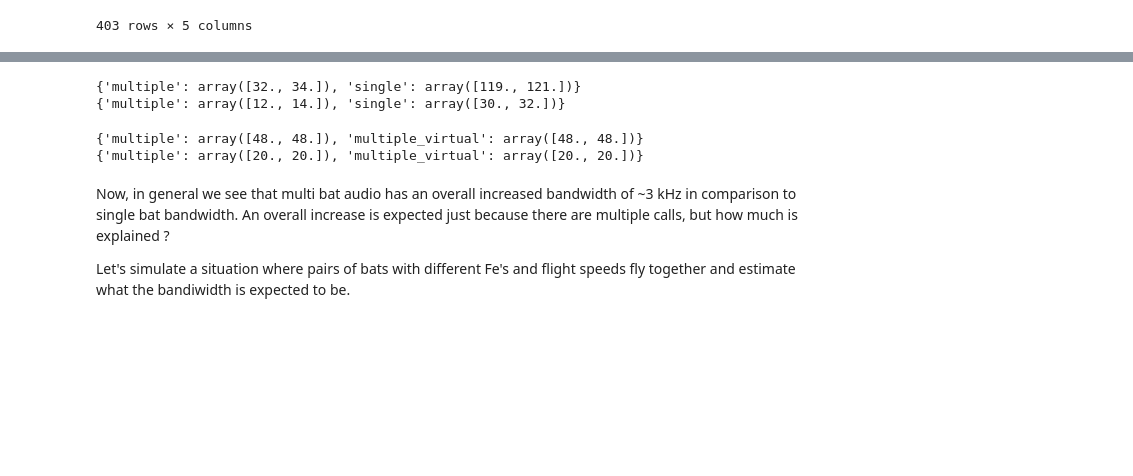
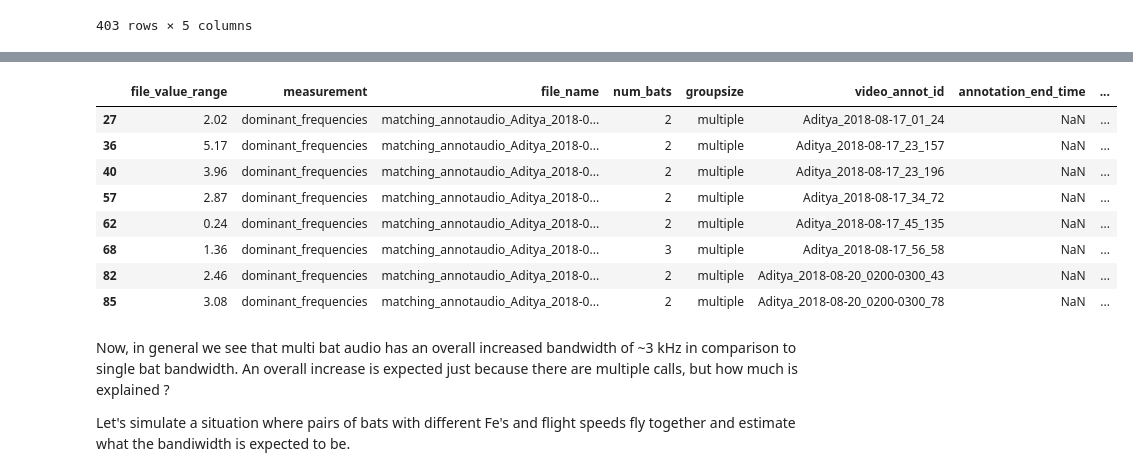
Before and after one commit to thejasvibr/mhbc-online, a Jupyter notebook: combined_analysis/Combined analysis notebook.ipynb, the cells around one changed output, grey strips where cells are left out. Cells and saved outputs as stored; diff of their text form; code cells hidden in the pictures; blank space fills up the shorter version.

```diff
--- a/combined_analysis/Combined analysis notebook.ipynb
+++ b/combined_analysis/Combined analysis notebook.ipynb
@@ -918,7 +814,7 @@ rows_to_remove
 # %% [output]
 [83, 84]
 # %%
-annotids_wo_overlaps = annotids_wo_overlaps.drop(rows_to_remove,axis=0)
+annotids_wo_overlaps = annotids_wo_overlaps.drop(rows_to_remove,axis=0).reset_index(drop=True)
 # %%
 annotaudio_timestamps = annotids_wo_overlaps.loc[:,['posix_start_time','posix_end_time']].to_numpy()
 interannot_timegaps_raw_audio = calc_inter_annot_timegaps(annotaudio_timestamps)
@@ -952,3 +851,8 @@ We can see that the median inter-annotation interval (0.6min) for the window ana
+# %%
+window_analysis_annots_posix_times = np.column_stack(annotids_wo_overlaps[each] for each in ['posix_start_time','posix_end_time'])
+clustered_rows, isolated_rows = annots_by_time.split_into_clustered_and_nonclustered(window_analysis_annots_posix_times, 60)
+windowanalysis_clustered_datafold = annotids_wo_overlaps.loc[clustered_rows,:].reset_index(drop=True)
+windowanalysis_isolated_datafold = annotids_wo_overlaps.loc[isolated_rows,:].reset_index(drop=True)
 # %% [markdown]
 <a id='dominantfreqs'></a>
 
@@ -1420,16 +1307,2 @@ def characterise_samplesizes(datafolds):
-# %%
-_, su = characterise_samplesizes(singlemulti_domfreq_datafolds[60])
-print(su)
-_, su = characterise_samplesizes(singlemulti_domfreq_datafolds[900])
-print(su)
-# %% [output]
-{'multiple': array([32., 34.]), 'single': array([119., 121.])}
-{'multiple': array([12., 14.]), 'single': array([30., 32.])}
-# %%
-_, su = characterise_samplesizes(multivirtmulti_domfreq_datafolds[60])
-print(su)
-_, su = characterise_samplesizes(multivirtmulti_domfreq_datafolds[900])
-print(su)
-# %% [output]
-{'multiple': array([48., 48.]), 'multiple_virtual': array([48., 48.])}
-{'multiple': array([20., 20.]), 'multiple_virtual': array([20., 20.])}
+# %%
+clusteredisolated_videoannots = [windowanalysis_clustered_datafold['video_annot_id'],windowanalysis_isolated_datafold['video_annot_id']]
@@ -1436,3 +1313,18 @@ print(su)
+# %%
+clust, isol = clusteredisolated_videoannots
+# %%
+mdomfreq = multivirtmulti_domfreq[multivirtmulti_domfreq['groupsize']=='multiple']
+mdomfreq[mdomfreq['video_annot_id'].isin(isol)]
+# %% [output]
+|  | file_value_range | measurement | file_name | num_bats | groupsize | video_annot_id | annotation_end_time | ... |
+| 27 | 2.02 | dominant_frequencies | matching_annotaudio_Aditya_2018-0... | 2 | multiple | Aditya_2018-08-17_01_24 | NaN | ... |
+| 36 | 5.17 | dominant_frequencies | matching_annotaudio_Aditya_2018-0... | 2 | multiple | Aditya_2018-08-17_23_157 | NaN | ... |
+| 40 | 3.96 | dominant_frequencies | matching_annotaudio_Aditya_2018-0... | 2 | multiple | Aditya_2018-08-17_23_196 | NaN | ... |
+| 57 | 2.87 | dominant_frequencies | matching_annotaudio_Aditya_2018-0... | 2 | multiple | Aditya_2018-08-17_34_72 | NaN | ... |
+| 62 | 0.24 | dominant_frequencies | matching_annotaudio_Aditya_2018-0... | 2 | multiple | Aditya_2018-08-17_45_135 | NaN | ... |
+| 68 | 1.36 | dominant_frequencies | matching_annotaudio_Aditya_2018-0... | 3 | multiple | Aditya_2018-08-17_56_58 | NaN | ... |
+| 82 | 2.46 | dominant_frequencies | matching_annotaudio_Aditya_2018-0... | 2 | multiple | Aditya_2018-08-20_0200-0300_43 | NaN | ... |
+| 85 | 3.08 | dominant_frequencies | matching_annotaudio_Aditya_2018-0... | 2 | multiple | Aditya_2018-08-20_0200-0300_78 | NaN | ... |
 # %% [markdown]
 Now, in general we see that multi bat audio has an overall increased bandwidth of ~3 kHz in comparison to single bat bandwidth. An overall increase is expected just because there are multiple calls, but how much is explained ?
 
```
Also changed, not shown: parts of 85 cells of this notebook, 11 other files.
